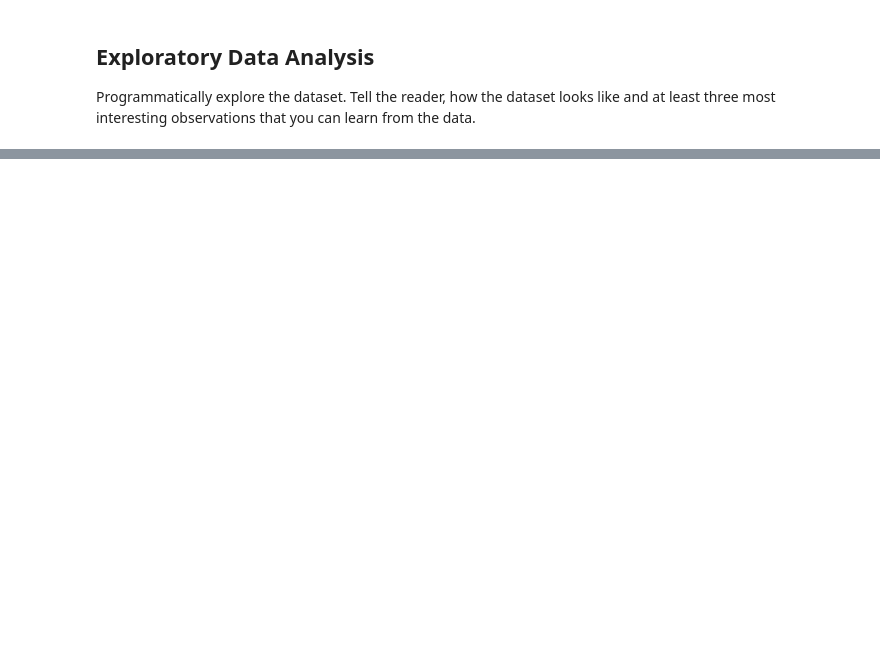
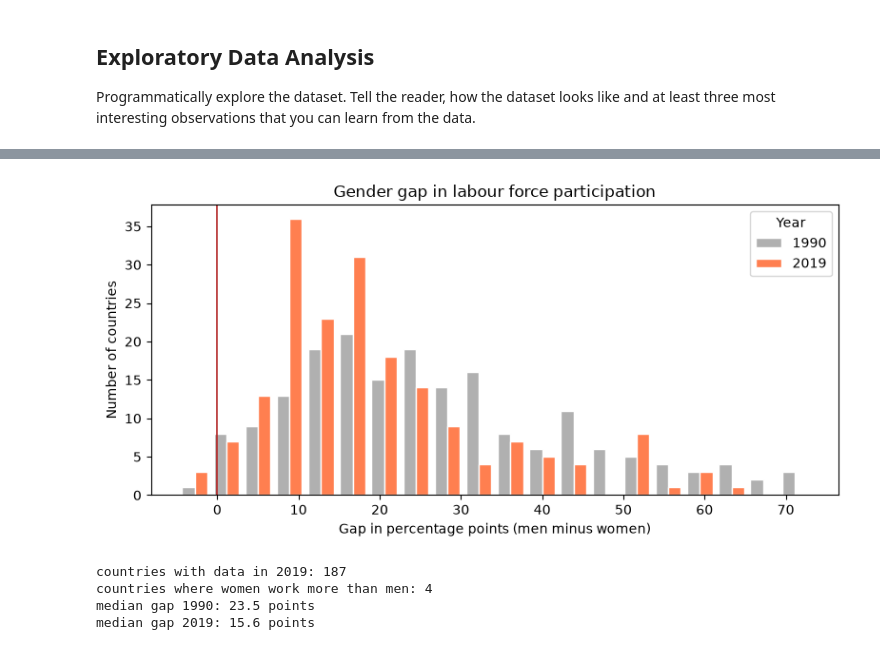
Before and after one commit to Trista-xx/SFDS_assignment, a Jupyter notebook: 202516801504_CSCU9M3_TheAssignment_Aut26.ipynb, the cells around one changed output, grey strips where cells are left out. Drawn from its saved outputs; the diff is of its cells as text; code cells hidden in the pictures; blank space fills up the shorter version.

```diff
--- a/202516801504_CSCU9M3_TheAssignment_Aut26.ipynb
+++ b/202516801504_CSCU9M3_TheAssignment_Aut26.ipynb
@@ -155,2 +253,29 @@ Programmatically explore the dataset. Tell the reader, how the dataset looks lik
+# %%
+#the distribution of the gap, 1990 vs 2019
+gap_1990 = data.loc[data["Year"] == 1990, "LFPR_gap"].dropna()
+gap_2019 = data.loc[data["Year"] == 2019, "LFPR_gap"].dropna()
+
+fig, ax = plt.subplots(figsize=(8, 4))
+ax.hist([gap_1990, gap_2019], bins=20, color=["#b0b0b0", "#FF7F50"],
+        label=["1990", "2019"], edgecolor="white")
+ax.axvline(0, color="#B22222", linewidth=1.2)      # the line "no gap"
+
+ax.set_title("Gender gap in labour force participation")
+ax.set_xlabel("Gap in percentage points (men minus women)")
+ax.set_ylabel("Number of countries")
+ax.legend(title="Year")
+plt.tight_layout()
+plt.show()
+
+print("countries with data in 2019:", len(gap_2019))
+print("countries where women work more than men:", (gap_2019 < 0).sum())
+print("median gap 1990:", round(gap_1990.median(), 1), "points")
+print("median gap 2019:", round(gap_2019.median(), 1), "points")
+# %% [output]
+[figure, added]
+countries with data in 2019: 187
+countries where women work more than men: 4
+median gap 1990: 23.5 points
+median gap 2019: 15.6 points
 # %% [markdown]
 ## Descriptive Analytics
```
Also changed, not shown: parts of 44 cells of this notebook.
